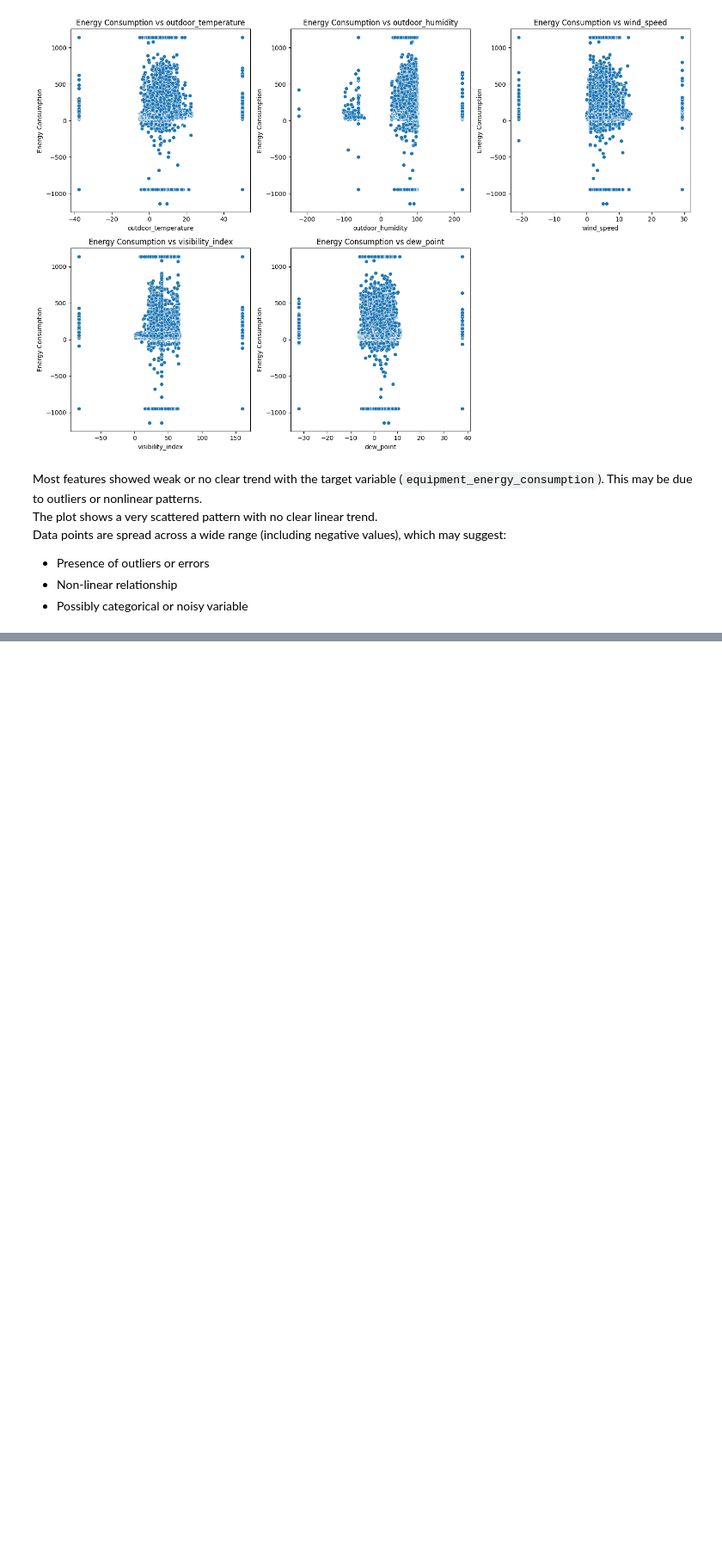
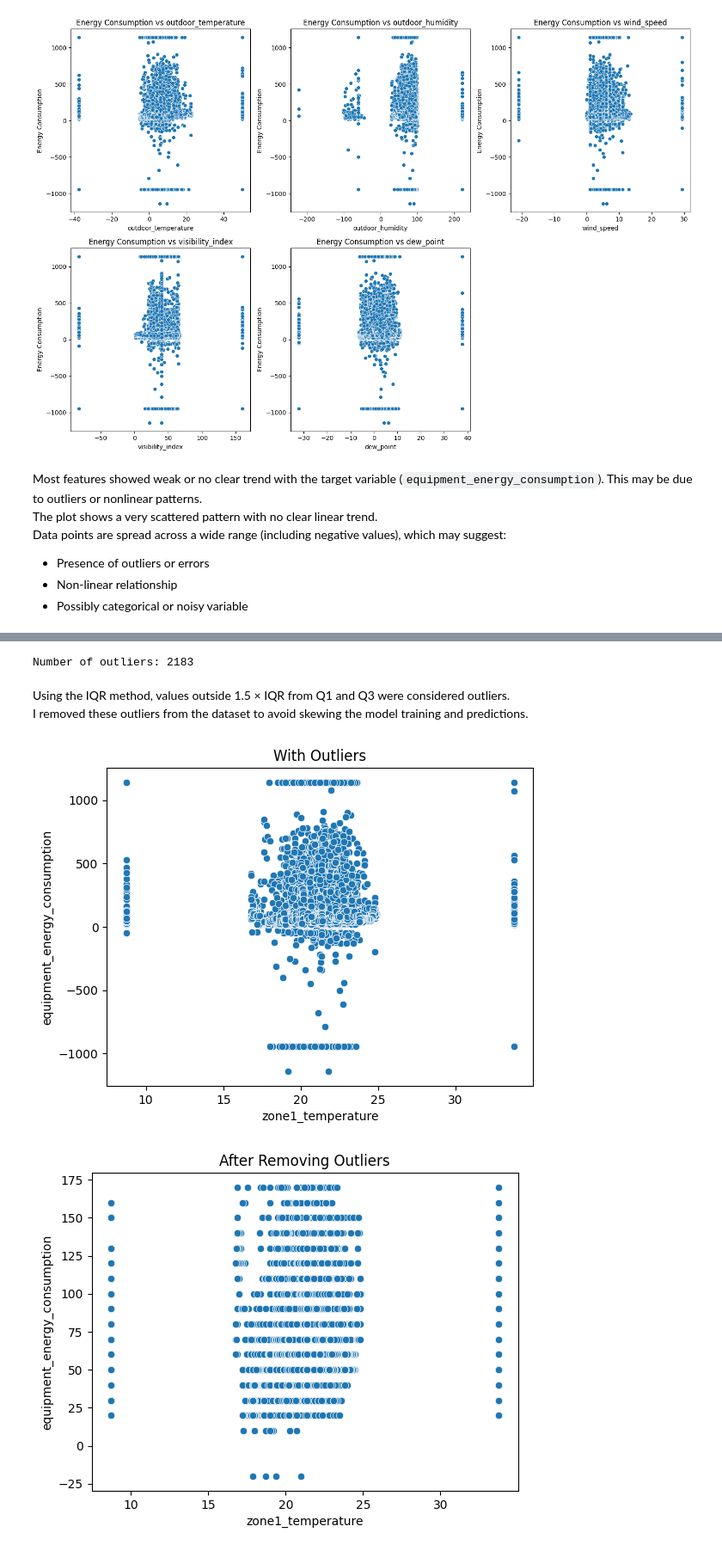
Before and after one commit to Nishita76/DS-Intern-Assignment-Nishita, a Jupyter notebook: notebook.ipynb, the cells around one changed output, grey strips where cells are left out. Shown at 86% size. Drawn from its saved outputs; the diff is of its cells as text; code cells hidden in the pictures; blank space fills up the shorter version.

```diff
--- a/notebook.ipynb
+++ b/notebook.ipynb
@@ -182,0 +194,34 @@ Data points are spread across a wide range (including negative values), which ma
+# %%
+Q1 = df['equipment_energy_consumption'].quantile(0.25)
+Q3 = df['equipment_energy_consumption'].quantile(0.75)
+IQR = Q3 - Q1
+
+lower_bound = Q1 - 1.5 * IQR
+upper_bound = Q3 + 1.5 * IQR
+
+# Print how many outliers
+outliers = df[(df['equipment_energy_consumption'] < lower_bound) |
+              (df['equipment_energy_consumption'] > upper_bound)]
+print(f"Number of outliers: {len(outliers)}")
+# %% [output]
+Number of outliers: 2183
+# %% [markdown]
+Using the IQR method, values outside 1.5 × IQR from Q1 and Q3 were considered outliers.
+<br>
+I removed these outliers from the dataset to avoid skewing the model training and predictions.
+# %%
+df_cleaned = df[(df['equipment_energy_consumption'] >= lower_bound) &
+                (df['equipment_energy_consumption'] <= upper_bound)]
+# %%
+# Before
+sns.scatterplot(x='zone1_temperature', y='equipment_energy_consumption', data=df)
+plt.title("With Outliers")
+plt.show()
+
+# After
+sns.scatterplot(x='zone1_temperature', y='equipment_energy_consumption', data=df_cleaned)
+plt.title("After Removing Outliers")
+plt.show()
+# %% [output]
+[figure, added]
+[figure, added]
```
Also changed, not shown: parts of 5 cells of this notebook.
